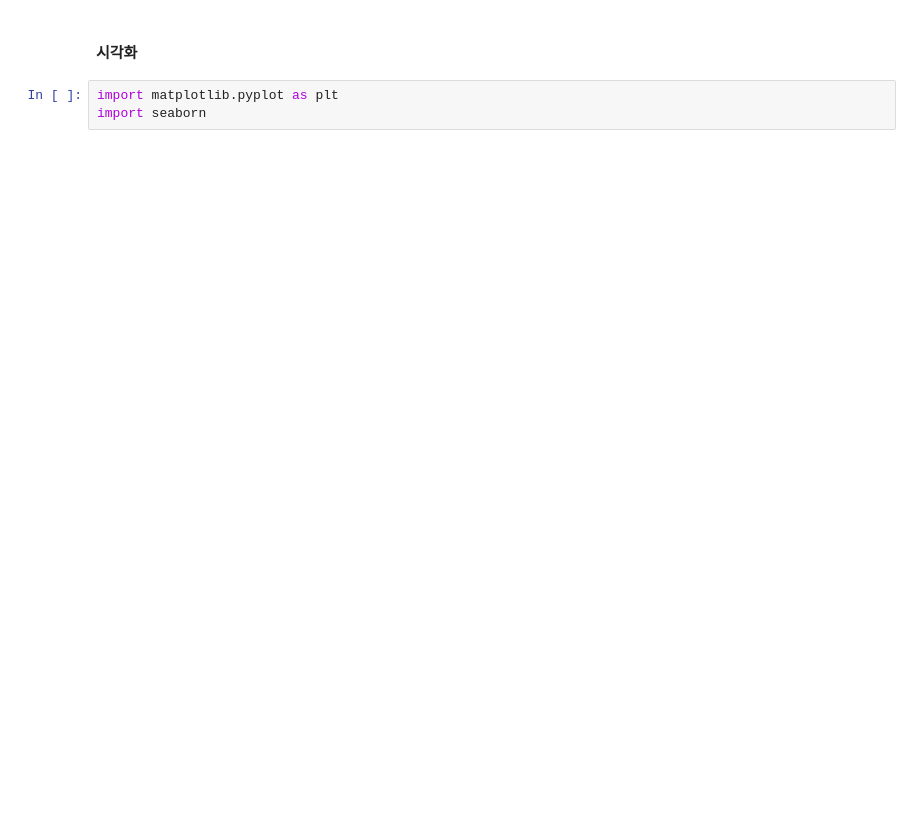
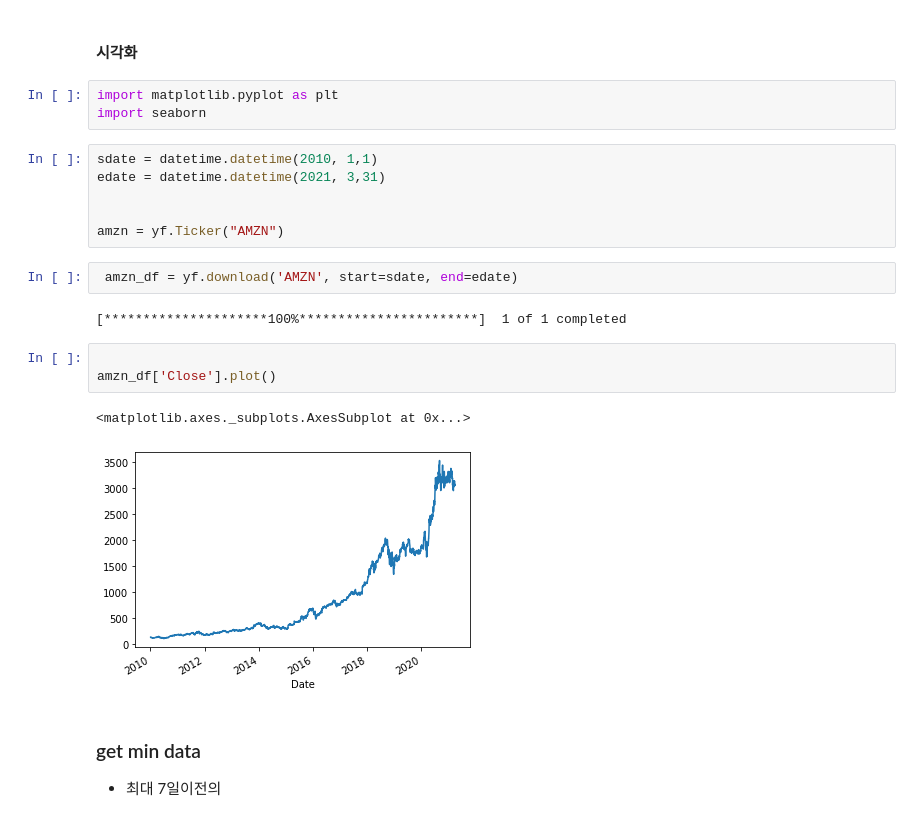
Before and after one commit to holictoweb/python_finance_analysis, a Jupyter notebook: source/fpa_yahoofinance_01.ipynb, the cells around one changed output. Drawn from its saved outputs; the diff is of its cells as text; blank space fills up the shorter version.

Commit message:
multi data

```diff
--- a/source/fpa_yahoofinance_01.ipynb
+++ b/source/fpa_yahoofinance_01.ipynb
@@ -45,3 +57,23 @@ amzn = yf.Ticker("AMZN")
 # %%
 import matplotlib.pyplot as plt
 import seaborn
+# %%
+sdate = datetime.datetime(2010, 1,1)
+edate = datetime.datetime(2021, 3,31)
+
+
+amzn = yf.Ticker("AMZN")
+# %%
+ amzn_df = yf.download('AMZN', start=sdate, end=edate)
+# %% [output]
+[*********************100%***********************]  1 of 1 completed
+# %%
+
+amzn_df['Close'].plot()
+# %% [output]
+<matplotlib.axes._subplots.AxesSubplot at 0x...>
+[figure, added]
+# %% [markdown]
+### get min data
+
+- 최대 7일이전의
```
Also changed, not shown: parts of 5 cells of this notebook.
